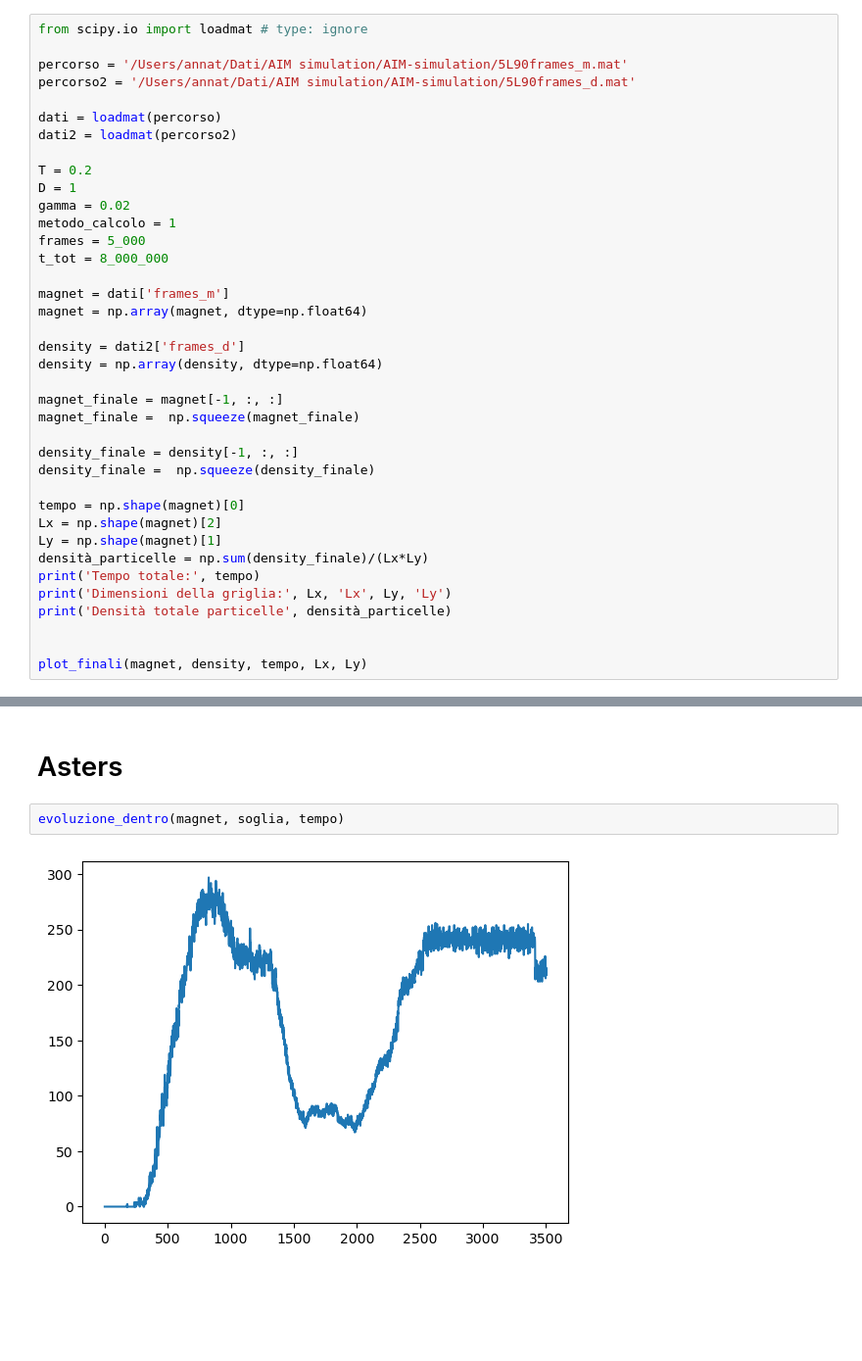
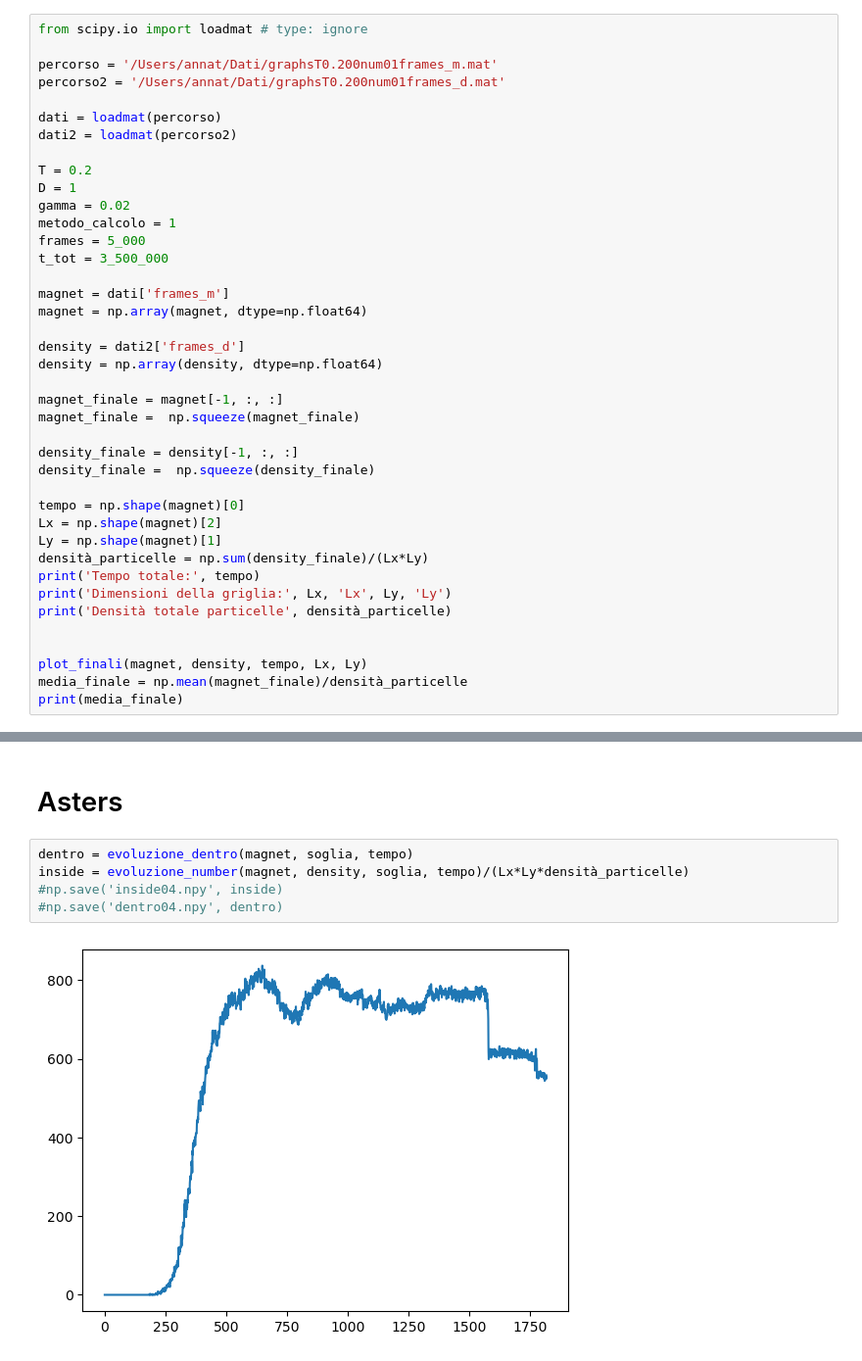
Before and after one commit to AnnaTettamanti/AIM-simulation, a Jupyter notebook: lanciaanalisi.ipynb, the cells around one changed output, grey strips where cells are left out. Shown at 98% size. Saved outputs shown, nothing was run; the diff lists cells and outputs as text; blank space fills up the shorter version.

```diff
--- a/lanciaanalisi.ipynb
+++ b/lanciaanalisi.ipynb
@@ -8,8 +8,8 @@ from analisirisultati import *
 # %%
 from scipy.io import loadmat # type: ignore
 
-percorso = '/Users/annat/Dati/AIM simulation/AIM-simulation/5L90frames_m.mat'
-percorso2 = '/Users/annat/Dati/AIM simulation/AIM-simulation/5L90frames_d.mat'
+percorso = '/Users/annat/Dati/graphsT0.200num01frames_m.mat'
+percorso2 = '/Users/annat/Dati/graphsT0.200num01frames_d.mat'
 
 dati = loadmat(percorso)
 dati2 = loadmat(percorso2)
@@ -19,7 +19,7 @@ D = 1
 gamma = 0.02
 metodo_calcolo = 1
 frames = 5_000
-t_tot = 8_000_000
+t_tot = 3_500_000
 
 magnet = dati['frames_m']
 magnet = np.array(magnet, dtype=np.float64)
@@ -43,4 +43,6 @@ print('Densità totale particelle', densità_particelle)
 
 
 plot_finali(magnet, density, tempo, Lx, Ly)
+media_finale = np.mean(magnet_finale)/densità_particelle
+print(media_finale)
 # %% [output]
@@ -60,6 +63,9 @@ Soglia densità (media prime 50): 14.43125824578913
 # %% [markdown]
 # Asters
 # %%
-evoluzione_dentro(magnet, soglia, tempo)
+dentro = evoluzione_dentro(magnet, soglia, tempo)
+inside = evoluzione_number(magnet, density, soglia, tempo)/(Lx*Ly*densità_particelle)
+#np.save('inside04.npy', inside)
+#np.save('dentro04.npy', dentro)
 # %% [output]
-[figure, old version]
+[figure, new version]
```
Also changed, not shown: parts of 17 cells of this notebook, 9 other files.
